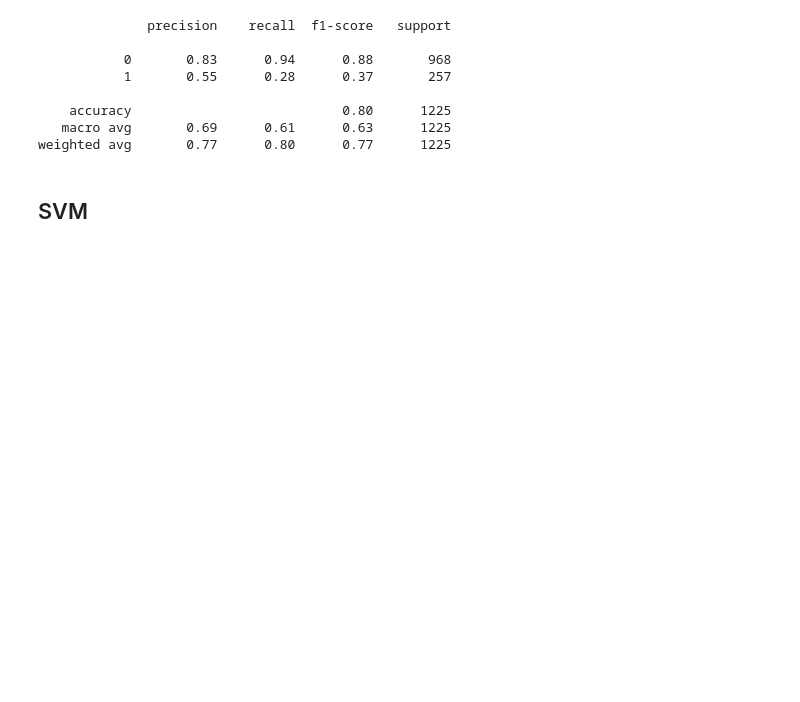
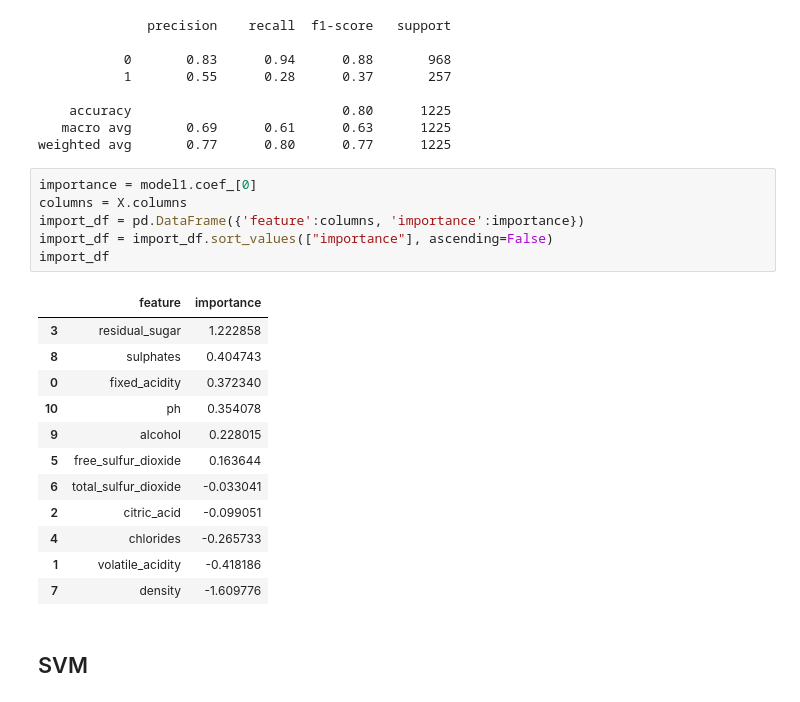
Before and after one commit to Qian8988/Final-Project-Team-7, a Jupyter notebook: all_models_white.ipynb, the cells around one changed output. Drawn from its saved outputs; the diff is of its cells as text; blank space fills up the shorter version.

Commit message:
Update code for Importances

```diff
--- a/all_models_white.ipynb
+++ b/all_models_white.ipynb
@@ -173,6 +185,25 @@ print(report)
     accuracy                           0.80      1225
    macro avg       0.69      0.61      0.63      1225
 weighted avg       0.77      0.80      0.77      1225
+# %%
+importance = model1.coef_[0]
+columns = X.columns
+import_df = pd.DataFrame({'feature':columns, 'importance':importance})
+import_df = import_df.sort_values(["importance"], ascending=False)
+import_df
+# %% [output]
+|  | feature | importance |
+| 3 | residual_sugar | 1.222858 |
+| 8 | sulphates | 0.404743 |
+| 0 | fixed_acidity | 0.372340 |
+| 10 | ph | 0.354078 |
+| 9 | alcohol | 0.228015 |
+| 5 | free_sulfur_dioxide | 0.163644 |
+| 6 | total_sulfur_dioxide | -0.033041 |
+| 2 | citric_acid | -0.099051 |
+| 4 | chlorides | -0.265733 |
+| 1 | volatile_acidity | -0.418186 |
+| 7 | density | -1.609776 |
 # %% [markdown]
 ## SVM
 # %%
```
Also changed, not shown: parts of 9 cells of this notebook, 1 other file.
